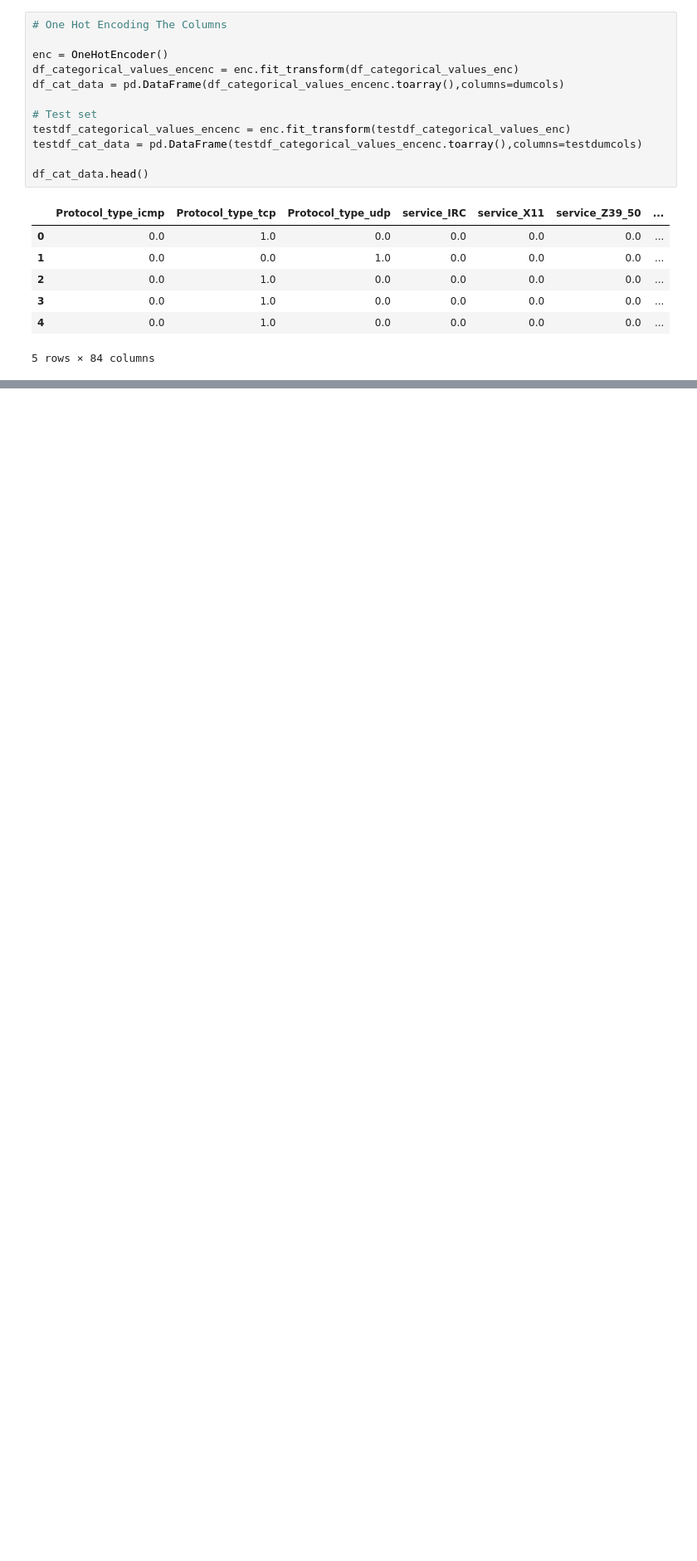
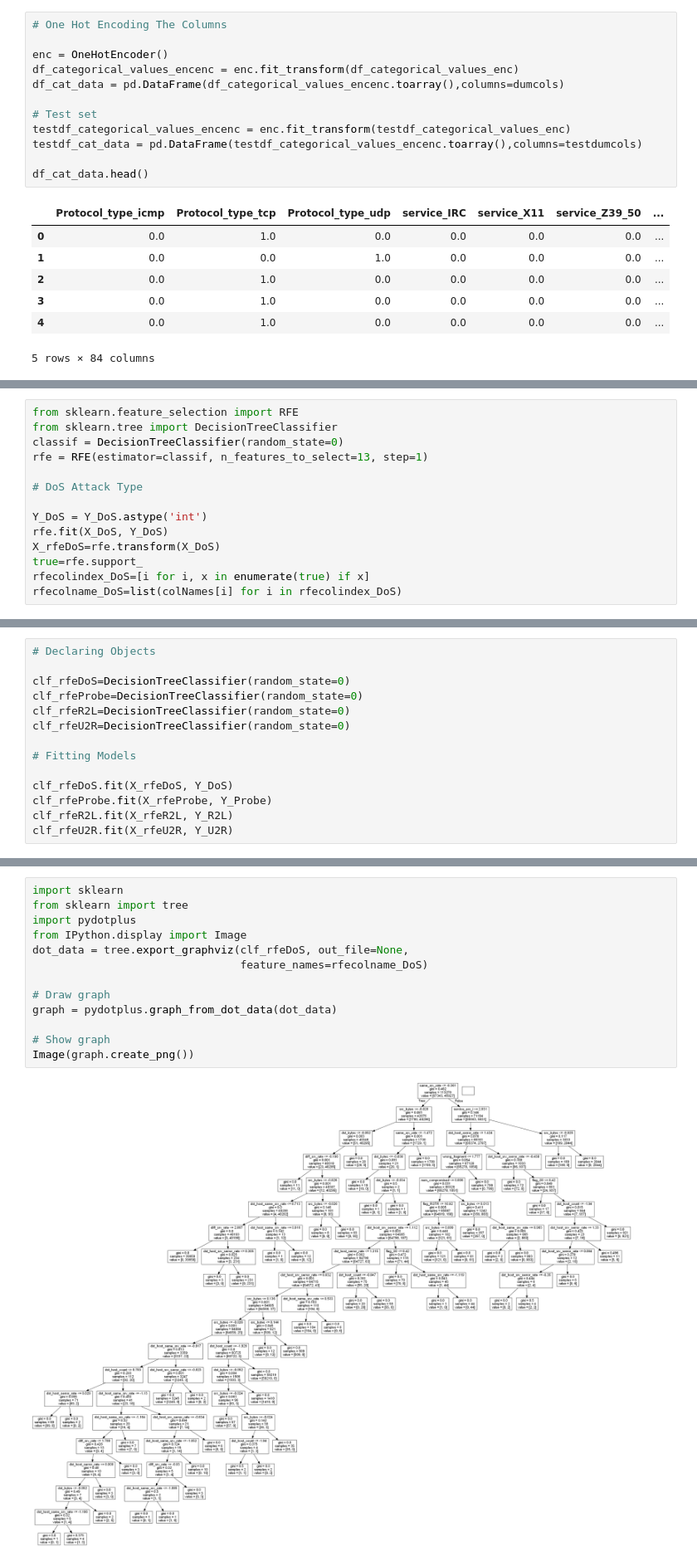
Before and after one commit to Namratha2301/IntrusionDetection, a Jupyter notebook: Intrusion Detection Using Machine Learning.ipynb, the cells around one changed output, grey strips where cells are left out. Shown at 83% size. Cells and saved outputs as stored; diff of their text form; blank space fills up the shorter version.

```diff
--- a/Intrusion Detection Using Machine Learning.ipynb
+++ b/Intrusion Detection Using Machine Learning.ipynb
@@ -604,0 +804,14 @@ df_cat_data.head()
+# %%
+from sklearn.feature_selection import RFE
+from sklearn.tree import DecisionTreeClassifier
+classif = DecisionTreeClassifier(random_state=0)
+rfe = RFE(estimator=classif, n_features_to_select=13, step=1)
+
+# DoS Attack Type
+
+Y_DoS = Y_DoS.astype('int')
+rfe.fit(X_DoS, Y_DoS)
+X_rfeDoS=rfe.transform(X_DoS)
+true=rfe.support_
+rfecolindex_DoS=[i for i, x in enumerate(true) if x]
+rfecolname_DoS=list(colNames[i] for i in rfecolindex_DoS)
@@ -604,0 +862,14 @@ df_cat_data.head()
+# %%
+# Declaring Objects
+
+clf_rfeDoS=DecisionTreeClassifier(random_state=0)
+clf_rfeProbe=DecisionTreeClassifier(random_state=0)
+clf_rfeR2L=DecisionTreeClassifier(random_state=0)
+clf_rfeU2R=DecisionTreeClassifier(random_state=0)
+
+# Fitting Models
+
+clf_rfeDoS.fit(X_rfeDoS, Y_DoS)
+clf_rfeProbe.fit(X_rfeProbe, Y_Probe)
+clf_rfeR2L.fit(X_rfeR2L, Y_R2L)
+clf_rfeU2R.fit(X_rfeU2R, Y_U2R)
@@ -604,0 +1011,15 @@ df_cat_data.head()
+# %%
+import sklearn
+from sklearn import tree
+import pydotplus
+from IPython.display import Image
+dot_data = tree.export_graphviz(clf_rfeDoS, out_file=None,
+                                feature_names=rfecolname_DoS)
+
+# Draw graph
+graph = pydotplus.graph_from_dot_data(dot_data)
+
+# Show graph
+Image(graph.create_png())
+# %% [output]
+[figure, added]
```
Also changed, not shown: parts of 31 cells of this notebook.
